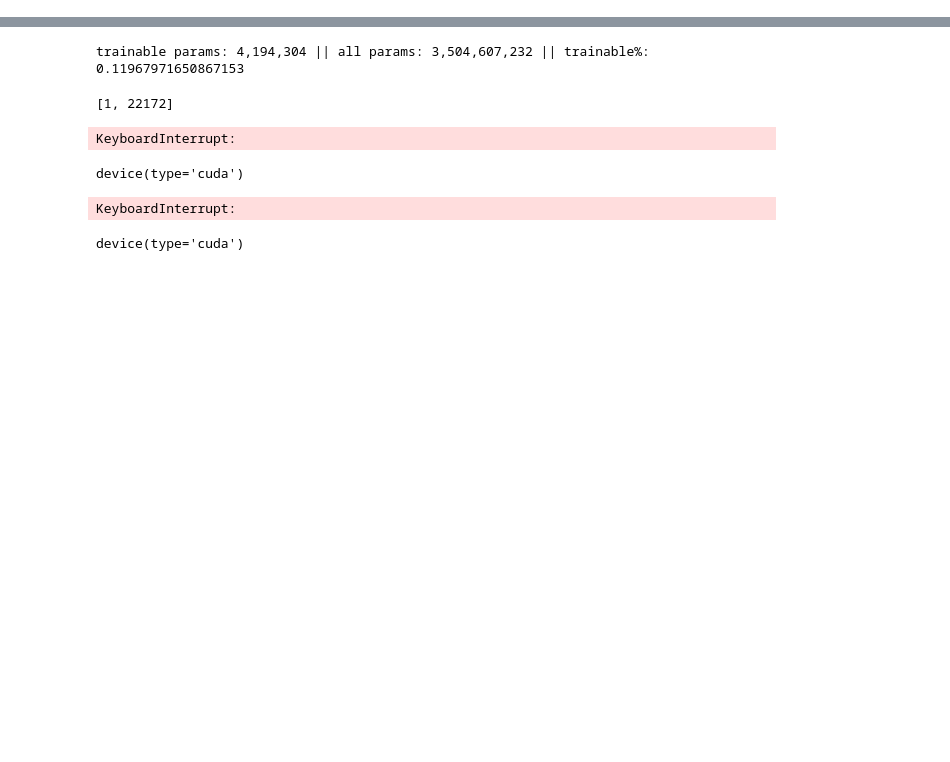
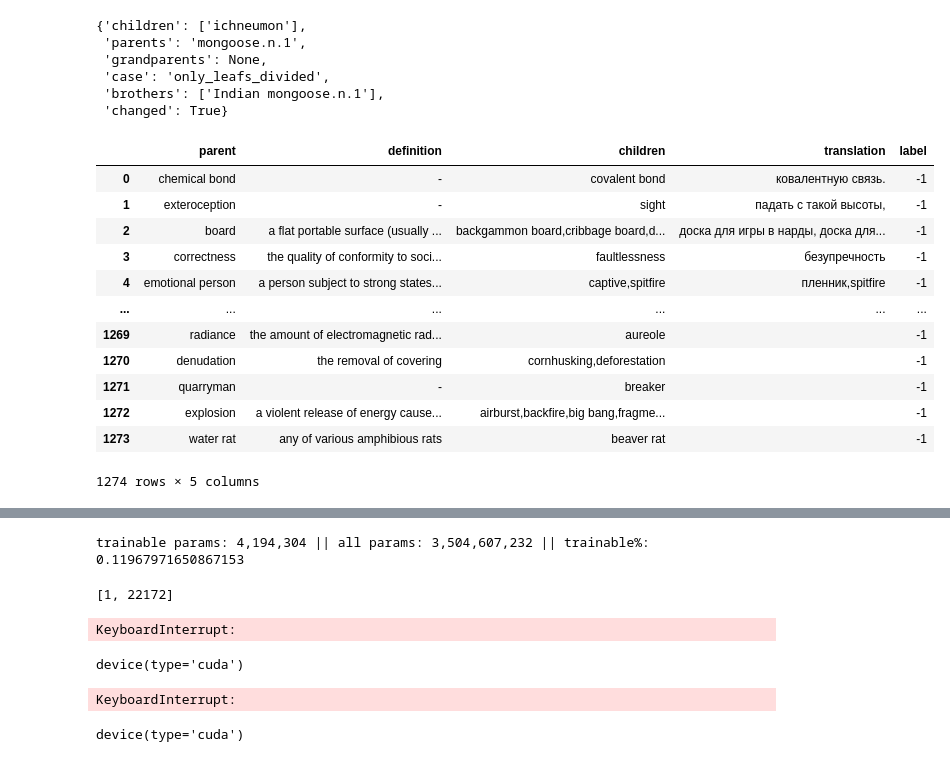
Before and after one commit to VityaVitalich/LLM_Taxonomy, a Jupyter notebook: test_4bit.ipynb, the cells around one changed output, grey strips where cells are left out. Drawn from its saved outputs; the diff is of its cells as text; code cells hidden in the pictures; blank space fills up the shorter version.

Commit message:
labeling sets

```diff
--- a/test_4bit.ipynb
+++ b/test_4bit.ipynb
@@ -9,0 +63,3 @@ import torch
+# %%
+from translate import Translator
+translator= Translator(from_lang="en",to_lang="ru")
@@ -9,0 +70,9 @@ import torch
+# %%
+elem
+# %% [output]
+{'children': ['ichneumon'],
+ 'parents': 'mongoose.n.1',
+ 'grandparents': None,
+ 'case': 'only_leafs_divided',
+ 'brothers': ['Indian mongoose.n.1'],
+ 'changed': True}
@@ -9,0 +125,22 @@ import torch
+# %%
+df = pd.DataFrame.from_dict(res)
+# %%
+df['translation'][df['translation'].str.contains('MYMEMORY')] = ''
+# %%
+df['label'] = -1
+# %%
+df
+# %% [output]
+|  | parent | definition | children | translation | label |
+| 0 | chemical bond | - | covalent bond | ковалентную связь. | -1 |
+| 1 | exteroception | - | sight | падать с такой высоты, | -1 |
+| 2 | board | a flat portable surface (usually ... | backgammon board,cribbage board,d... | доска для игры в нарды, доска для... | -1 |
+| 3 | correctness | the quality of conformity to soci... | faultlessness | безупречность | -1 |
+| 4 | emotional person | a person subject to strong states... | captive,spitfire | пленник,spitfire | -1 |
+| ... | ... | ... | ... | ... | ... |
+| 1269 | radiance | the amount of electromagnetic rad... | aureole |  | -1 |
+| 1270 | denudation | the removal of covering | cornhusking,deforestation |  | -1 |
+| 1271 | quarryman | - | breaker |  | -1 |
+| 1272 | explosion | a violent release of energy cause... | airburst,backfire,big bang,fragme... |  | -1 |
+| 1273 | water rat | any of various amphibious rats | beaver rat |  | -1 |
+1274 rows × 5 columns
```
Also changed, not shown: parts of 19 cells of this notebook, 10 other files.
